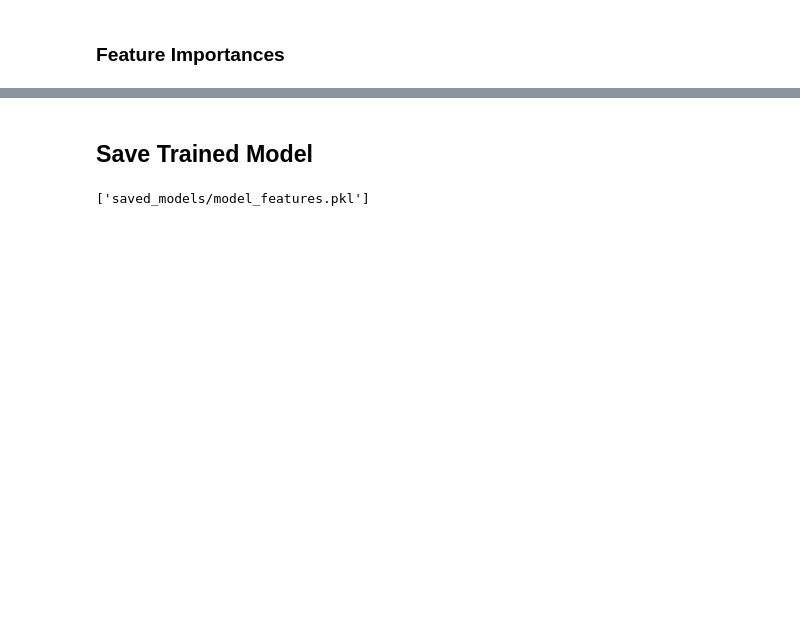
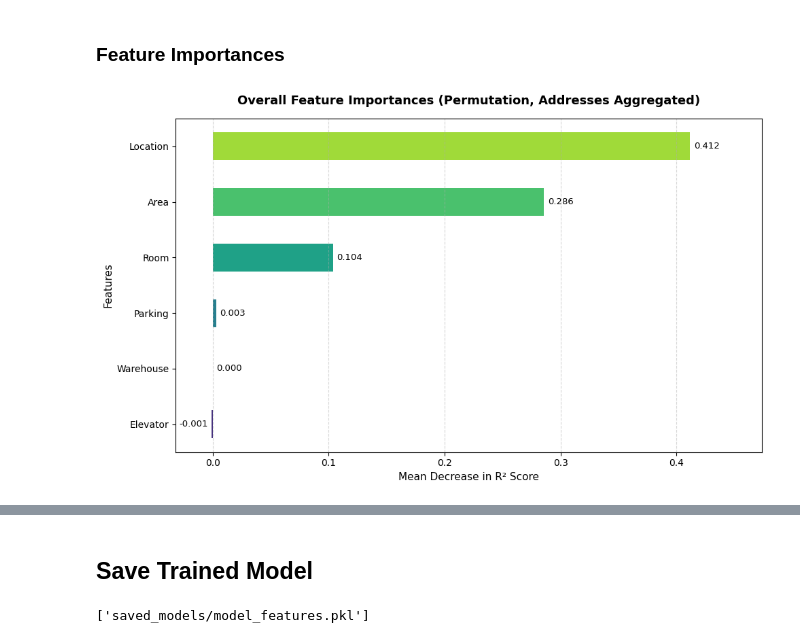
Before and after one commit to Reza-Zng/House-Price-Prediction, a Jupyter notebook: src/MLP_Model.ipynb, the cells around one changed output, grey strips where cells are left out. Drawn from its saved outputs; the diff is of its cells as text; code cells hidden in the pictures; blank space fills up the shorter version.

```diff
--- a/src/MLP_Model.ipynb
+++ b/src/MLP_Model.ipynb
@@ -156,5 +155,38 @@ plt.show()
 # %% [markdown]
 ### Feature Importances
+# %%
+# Feature Importances Plot Fix
+plt.figure(figsize=(10, 6))
+bars = grouped_imp.plot.barh(color=sns.color_palette('viridis', len(grouped_imp)))
+
+# Determine x-axis bounds dynamically with safe margin padding
+min_val = grouped_imp.min()
+max_val = grouped_imp.max()
+margin = (max_val - min(0, min_val)) * 0.15  # 15% buffer on right
+
+plt.xlim(min(0, min_val) - (margin * 0.5), max_val + margin)
+
+# Annotate values clearly without multiplying by 100
+for i, val in enumerate(grouped_imp.values):
+    # Position text slightly outside the bar edge
+    if val >= 0:
+        offset = margin * 0.05
+        ha = 'left'
+    else:
+        offset = -margin * 0.05
+        ha = 'right'
+
+    plt.text(val + offset, i, f"{val:.3f}", va='center', ha=ha, fontsize=9.5, fontweight='medium')
+
+plt.title('Overall Feature Importances (Permutation, Addresses Aggregated)',
+          fontsize=13, fontweight='bold', pad=15)
+plt.xlabel('Mean Decrease in R² Score', fontsize=11)
+plt.ylabel('Features', fontsize=11)
+plt.grid(True, axis='x', linestyle='--', alpha=0.5)
+plt.tight_layout()
+plt.show()
+# %% [output]
+[figure, added]
 # %%
 # Compute permutation importance on the test set
 perm_result = permutation_importance(
```
Also changed, not shown: parts of 8 cells of this notebook, 3 other files.
